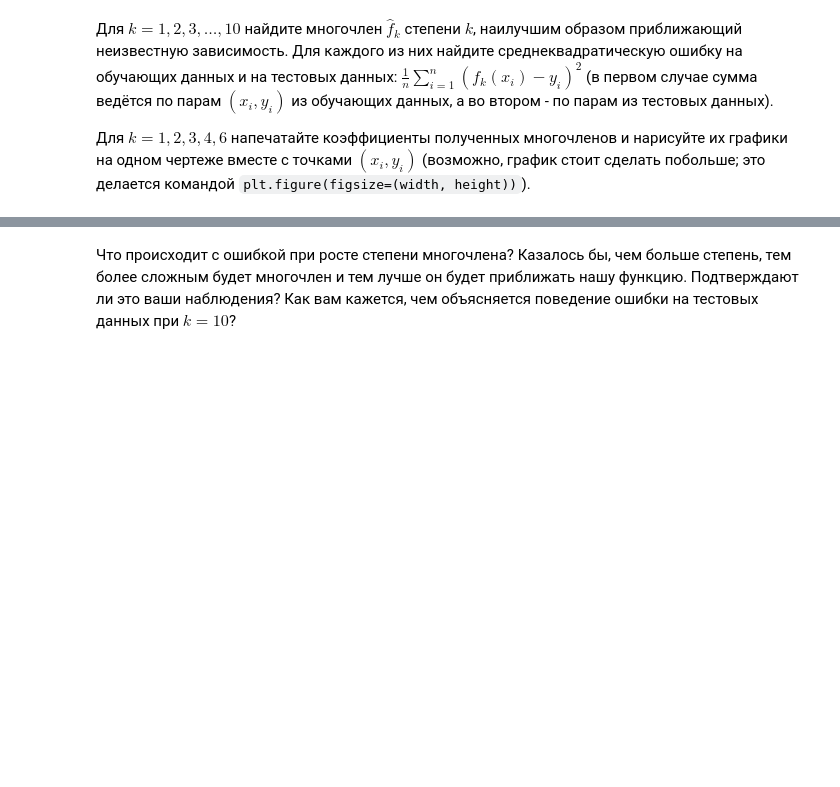
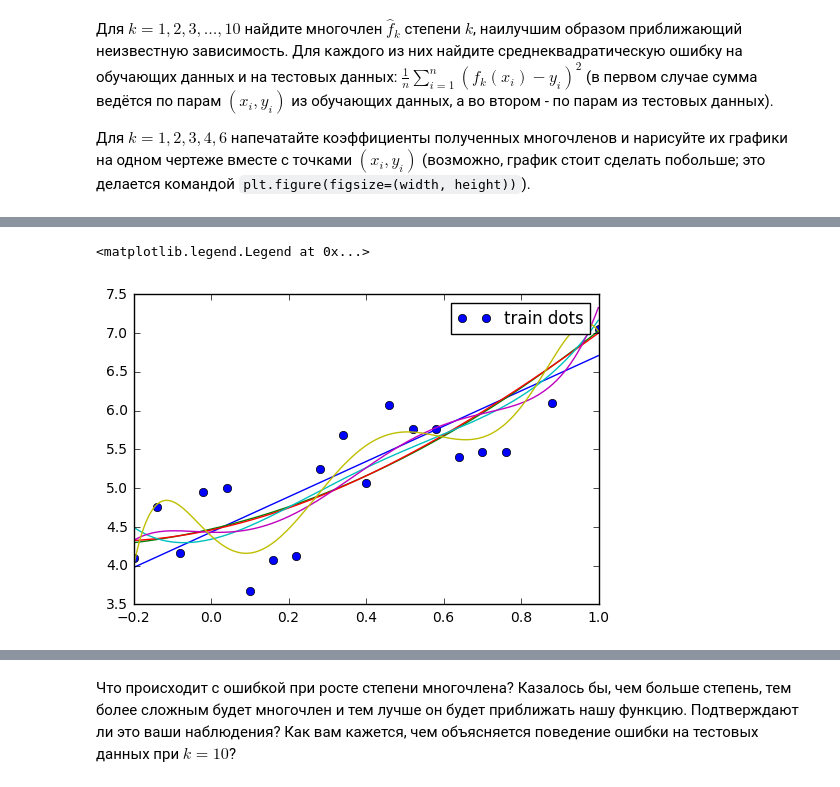
Before and after one commit to Mikhail-off/LinalgLab2, a Jupyter notebook: HSE Lab (linear regression).ipynb, the cells around one changed output, grey strips where cells are left out. Cells and saved outputs as stored; diff of their text form; code cells hidden in the pictures; blank space fills up the shorter version.

```diff
--- a/HSE Lab (linear regression).ipynb
+++ b/HSE Lab (linear regression).ipynb
@@ -122,0 +128,2 @@ ImportError: No module named matplotlib.pyplot
+# %%
+epselen = 6
@@ -122,0 +168,11 @@ ImportError: No module named matplotlib.pyplot
+# %%
+# Для вывода создадим массив с округленным коэффициентами для красоты
+rounded_coefficients = coefficients
+for i in range(len(rounded_coefficients)):
+    for j in range(len(rounded_coefficients[i])):
+        rounded_coefficients[i][j] = round(rounded_coefficients[i][j], epselen)
+# А так же для удобства округлим и погрешности
+for i in range(1, 11):
+    print(i, '-ая степень: ', sep='')
+    print('\tПогрешность train: ', round(mean_square_error_train[i - 1], epselen), sep='')
+    print('\tПогрешность test: ', round(mean_square_error_test[i - 1], epselen), sep='')
@@ -122,0 +199,3 @@ ImportError: No module named matplotlib.pyplot
+# %%
+for i in range(1, 7):
+    print(i, '-ая степень: ', rounded_coefficients[i - 1].tolist(), sep='')
@@ -122,0 +209,19 @@ ImportError: No module named matplotlib.pyplot
+# %%
+plt.plot(x_train, y_train, 'ro', color='blue', label='train dots')
+for i in range(1, 7):
+    y_polynom = {}
+    y_value = list([])
+    x_ = min(x_train)
+    x_value = list([])
+    while x_ < max(x_train):
+        x_value.append(x_)
+        y_polynom[x_] = 0
+        for j in range(0, i + 1):
+            y_polynom[x_] += x_**j * coefficients[i - 1][-(j + 1)]
+        y_value.append(y_polynom[x_])
+        x_ += 0.001
+    plt.plot(x_value, y_value)
+plt.legend()
+# %% [output]
+<matplotlib.legend.Legend at 0x...>
+[figure, added]
```
Also changed, not shown: parts of 11 cells of this notebook.
